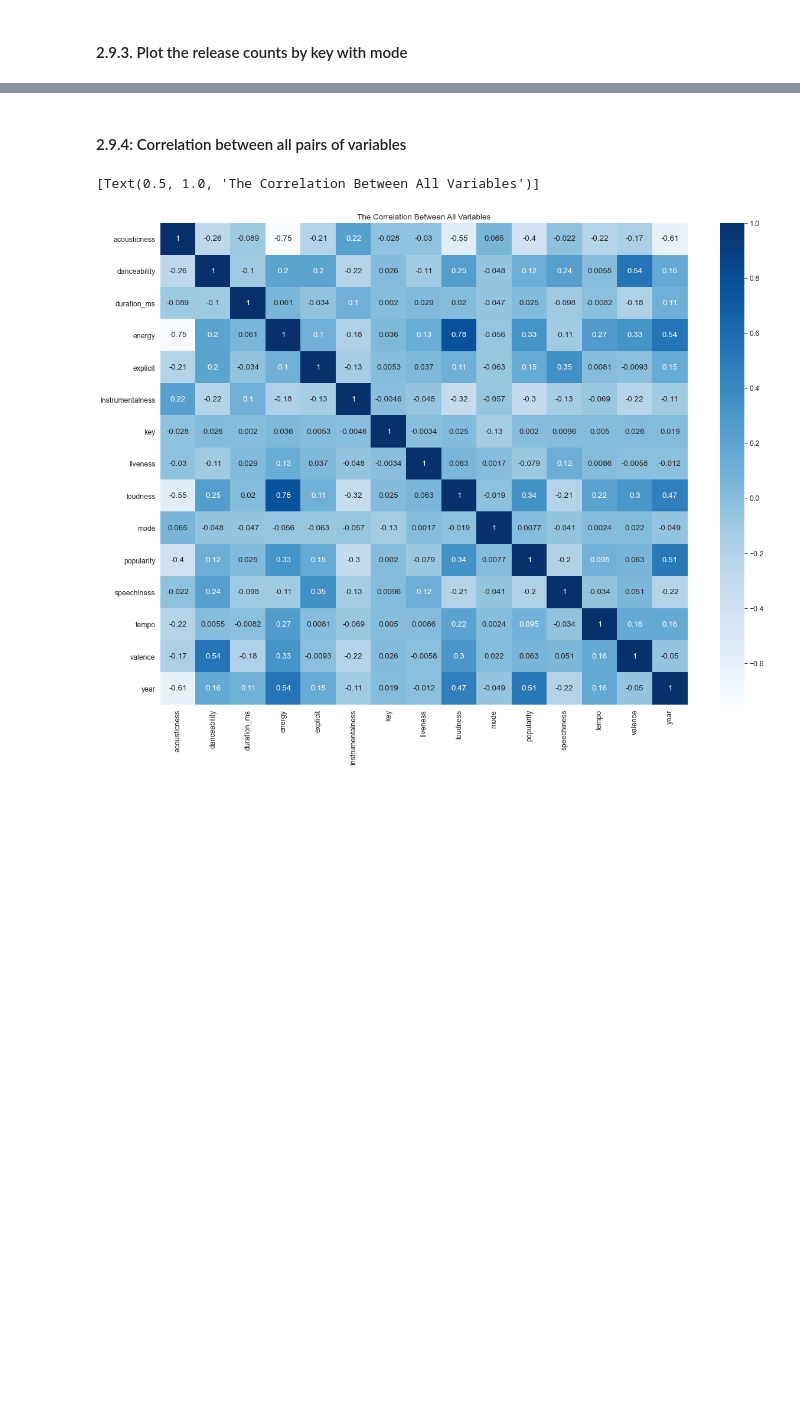
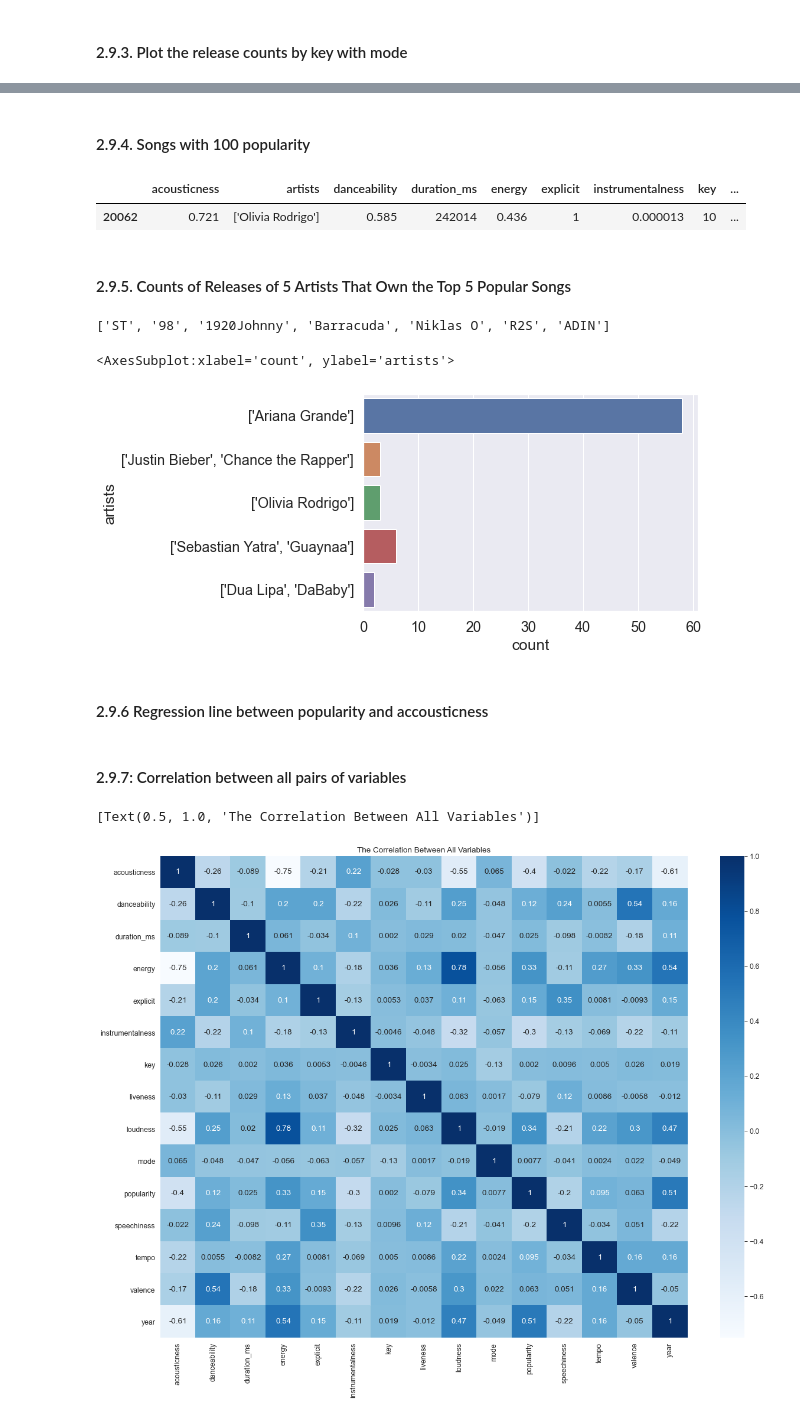
Before and after one commit to data301-2020-winter2/course-project-group_1002, a Jupyter notebook: analysis/Shaohua/milestone2.ipynb, the cells around one changed output, grey strips where cells are left out. Drawn from its saved outputs; the diff is of its cells as text; code cells hidden in the pictures; blank space fills up the shorter version.

```diff
--- a/analysis/Shaohua/milestone2.ipynb
+++ b/analysis/Shaohua/milestone2.ipynb
@@ -329,5 +330,49 @@ sns.countplot(y='key',
+# %% [markdown]
+#### 2.9.4. Songs with 100 popularity
+# %%
+new_data[new_data['popularity'] == 100]
+# %% [output]
+|  | acousticness | artists | danceability | duration_ms | energy | explicit | instrumentalness | key | ... |
+| 20062 | 0.721 | ['Olivia Rodrigo'] | 0.585 | 242014 | 0.436 | 1 | 0.000013 | 10 | ... |
+# %% [markdown]
+#### 2.9.5. Counts of Releases of 5 Artists That Own the Top 5 Popular Songs
+# %%
+# Split the songs with multiple artists to each artist having the song#
+
+# Find rows with ', '
+
+# Ignore the '[' and ']', and then split according to ', ' -> a list of artists
+
+# Duplicate the row, change the artists to each artist within the list, and then append them to the dataframe
+
+#
+import ast
+new_data
+ast.literal_eval(new_data['artists'][20300])
+# %% [output]
+['ST', '98', '1920Johnny', 'Barracuda', 'Niklas O', 'R2S', 'ADIN']
+# %%
+# Start visualizing
+top_5_popular = project_functions.sort_descending('popularity',
+                                                  new_data).iloc[new_data['popularity'].
+                                                                 value_counts().
+                                                                 iloc[:5].
+                                                                 index]
+top_5_popular['artists']
+
+new_data[new_data['artists'].isin(top_5_popular['artists'])]
+
+sns.countplot(y='artists',
+              data=new_data[new_data['artists'].isin(top_5_popular['artists'])],
+              #hue='popularity',
+             )
+# %% [output]
+<AxesSubplot:xlabel='count', ylabel='artists'>
+[figure, added]
+# %% [markdown]
+#### 2.9.6 Regression line between popularity and accousticness
 # %% [markdown]
-#### 2.9.4: Correlation between all pairs of variables
+#### 2.9.7: Correlation between all pairs of variables
 # %%
 plt.figure(figsize=(20, 15))
 sns.set_context('paper', font_scale=1.4)
```
Also changed, not shown: parts of 7 cells of this notebook, 1 other file.
